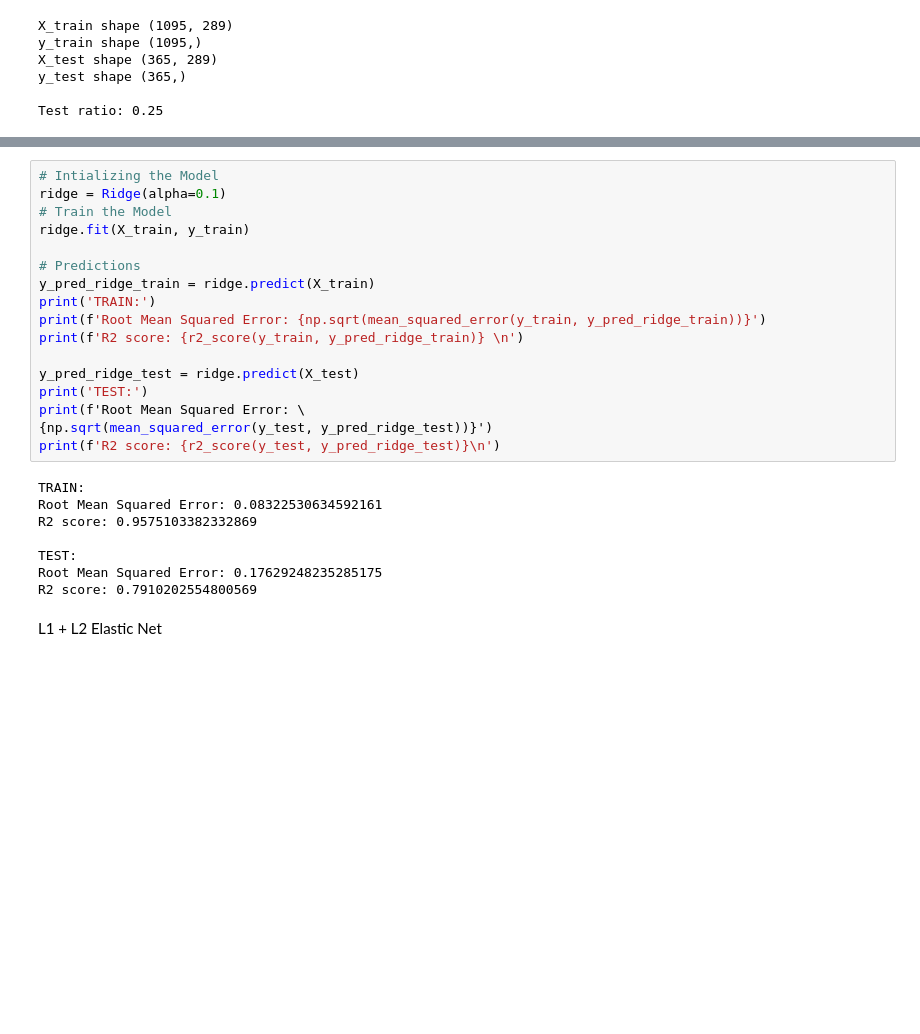
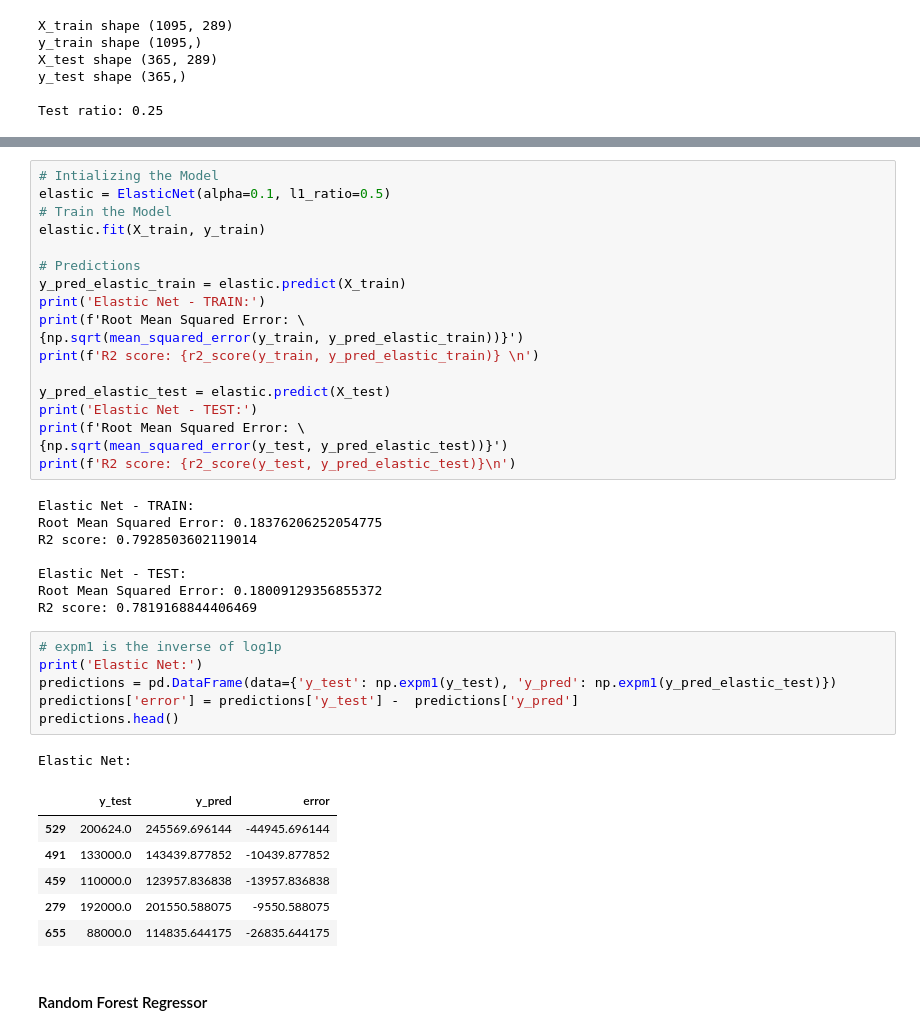
Before and after one commit to eRafaell/kaggle_house_prices_advanced_regression_techniques, a Jupyter notebook: house_prices_regression.ipynb, the cells around one changed output, grey strips where cells are left out. Cells and saved outputs as stored; diff of their text form; blank space fills up the shorter version.

```diff
--- a/house_prices_regression.ipynb
+++ b/house_prices_regression.ipynb
@@ -788,27 +835,42 @@ L2 Ridge
 # %%
 # Intializing the Model
-ridge = Ridge(alpha=0.1)
+elastic = ElasticNet(alpha=0.1, l1_ratio=0.5)
 # Train the Model
-ridge.fit(X_train, y_train)
+elastic.fit(X_train, y_train)
 
 # Predictions
-y_pred_ridge_train = ridge.predict(X_train)
-print('TRAIN:')
-print(f'Root Mean Squared Error: {np.sqrt(mean_squared_error(y_train, y_pred_ridge_train))}')
-print(f'R2 score: {r2_score(y_train, y_pred_ridge_train)} \n')
+y_pred_elastic_train = elastic.predict(X_train)
+print('Elastic Net - TRAIN:')
+print(f'Root Mean Squared Error: \
+{np.sqrt(mean_squared_error(y_train, y_pred_elastic_train))}')
+print(f'R2 score: {r2_score(y_train, y_pred_elastic_train)} \n')
 
-y_pred_ridge_test = ridge.predict(X_test)
-print('TEST:')
+y_pred_elastic_test = elastic.predict(X_test)
+print('Elastic Net - TEST:')
 print(f'Root Mean Squared Error: \
-{np.sqrt(mean_squared_error(y_test, y_pred_ridge_test))}')
-print(f'R2 score: {r2_score(y_test, y_pred_ridge_test)}\n')
+{np.sqrt(mean_squared_error(y_test, y_pred_elastic_test))}')
+print(f'R2 score: {r2_score(y_test, y_pred_elastic_test)}\n')
 # %% [output]
-TRAIN:
-Root Mean Squared Error: 0.08322530634592161
-R2 score: 0.9575103382332869
+Elastic Net - TRAIN:
+Root Mean Squared Error: 0.18376206252054775
+R2 score: 0.7928503602119014
 
-TEST:
-Root Mean Squared Error: 0.17629248235285175
-R2 score: 0.7910202554800569
+Elastic Net - TEST:
+Root Mean Squared Error: 0.18009129356855372
+R2 score: 0.7819168844406469
-# %% [markdown]
-L1 + L2 Elastic Net
+# %%
+# expm1 is the inverse of log1p
+print('Elastic Net:')
+predictions = pd.DataFrame(data={'y_test': np.expm1(y_test), 'y_pred': np.expm1(y_pred_elastic_test)})
+predictions['error'] = predictions['y_test'] -  predictions['y_pred']
+predictions.head()
+# %% [output]
+Elastic Net:
+|  | y_test | y_pred | error |
+| 529 | 200624.0 | 245569.696144 | -44945.696144 |
+| 491 | 133000.0 | 143439.877852 | -10439.877852 |
+| 459 | 110000.0 | 123957.836838 | -13957.836838 |
+| 279 | 192000.0 | 201550.588075 | -9550.588075 |
+| 655 | 88000.0 | 114835.644175 | -26835.644175 |
+# %% [markdown]
+#### Random Forest Regressor
```
Also changed, not shown: parts of 22 cells of this notebook.
